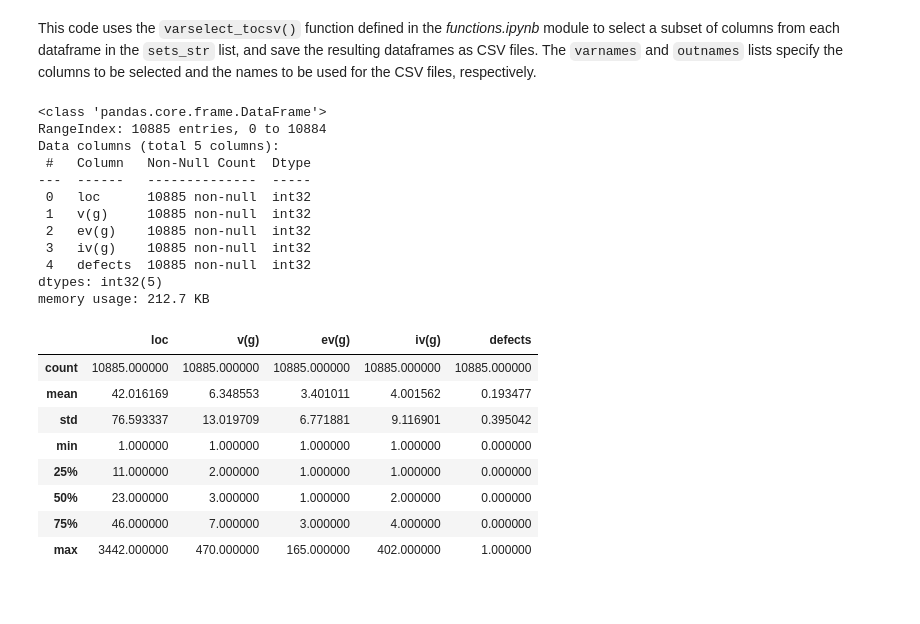
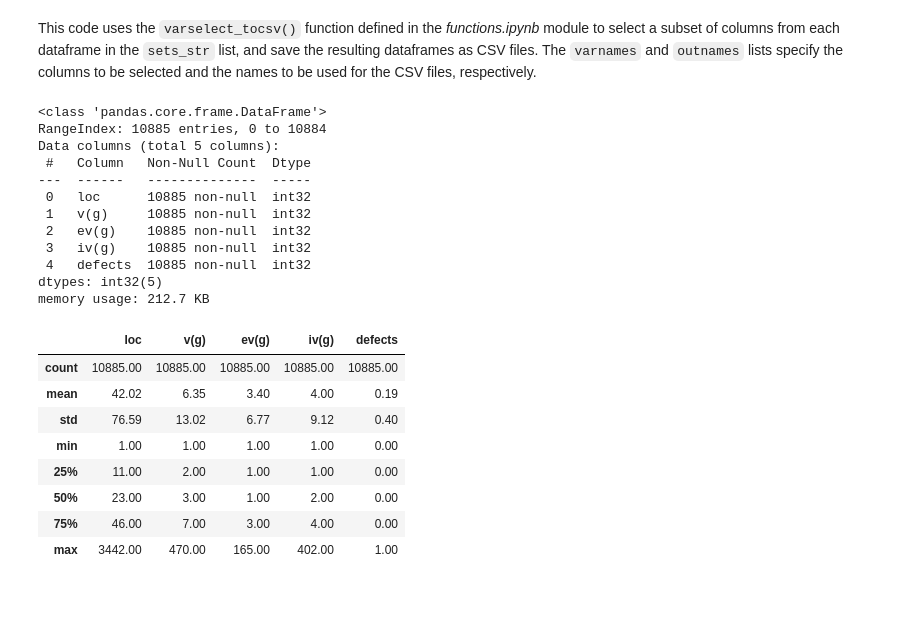
Before and after one commit to zurlog/MLDS_PR104, a Jupyter notebook: scripts/pr104.ipynb, the cells around one changed output. Drawn from its saved outputs; the diff is of its cells as text; code cells hidden in the pictures.

```diff
--- a/scripts/pr104.ipynb
+++ b/scripts/pr104.ipynb
@@ -229,29 +229,29 @@ for df, outname in zip(sets_str, outnames):
     exec(exec_string)
 # %%
 jm1_mc.info()
-jm1_mc.describe()
+round(jm1_mc.describe(),2)
 # %% [output]
 <class 'pandas.core.frame.DataFrame'>
 RangeIndex: 10885 entries, 0 to 10884
 Data columns (total 5 columns):
  #   Column   Non-Null Count  Dtype
 ---  ------   --------------  -----
  0   loc      10885 non-null  int32
  1   v(g)     10885 non-null  int32
  2   ev(g)    10885 non-null  int32
  3   iv(g)    10885 non-null  int32
  4   defects  10885 non-null  int32
 dtypes: int32(5)
 memory usage: 212.7 KB
 |  | loc | v(g) | ev(g) | iv(g) | defects |
-| count | 10885.000000 | 10885.000000 | 10885.000000 | 10885.000000 | 10885.000000 |
-| mean | 42.016169 | 6.348553 | 3.401011 | 4.001562 | 0.193477 |
-| std | 76.593337 | 13.019709 | 6.771881 | 9.116901 | 0.395042 |
-| min | 1.000000 | 1.000000 | 1.000000 | 1.000000 | 0.000000 |
-| 25% | 11.000000 | 2.000000 | 1.000000 | 1.000000 | 0.000000 |
-| 50% | 23.000000 | 3.000000 | 1.000000 | 2.000000 | 0.000000 |
-| 75% | 46.000000 | 7.000000 | 3.000000 | 4.000000 | 0.000000 |
-| max | 3442.000000 | 470.000000 | 165.000000 | 402.000000 | 1.000000 |
+| count | 10885.00 | 10885.00 | 10885.00 | 10885.00 | 10885.00 |
+| mean | 42.02 | 6.35 | 3.40 | 4.00 | 0.19 |
+| std | 76.59 | 13.02 | 6.77 | 9.12 | 0.40 |
+| min | 1.00 | 1.00 | 1.00 | 1.00 | 0.00 |
+| 25% | 11.00 | 2.00 | 1.00 | 1.00 | 0.00 |
+| 50% | 23.00 | 3.00 | 1.00 | 2.00 | 0.00 |
+| 75% | 46.00 | 7.00 | 3.00 | 4.00 | 0.00 |
+| max | 3442.00 | 470.00 | 165.00 | 402.00 | 1.00 |
 # %% [markdown]
 <br>
 # %%
```
Also changed, not shown: parts of 14 cells of this notebook, 6 other files.
